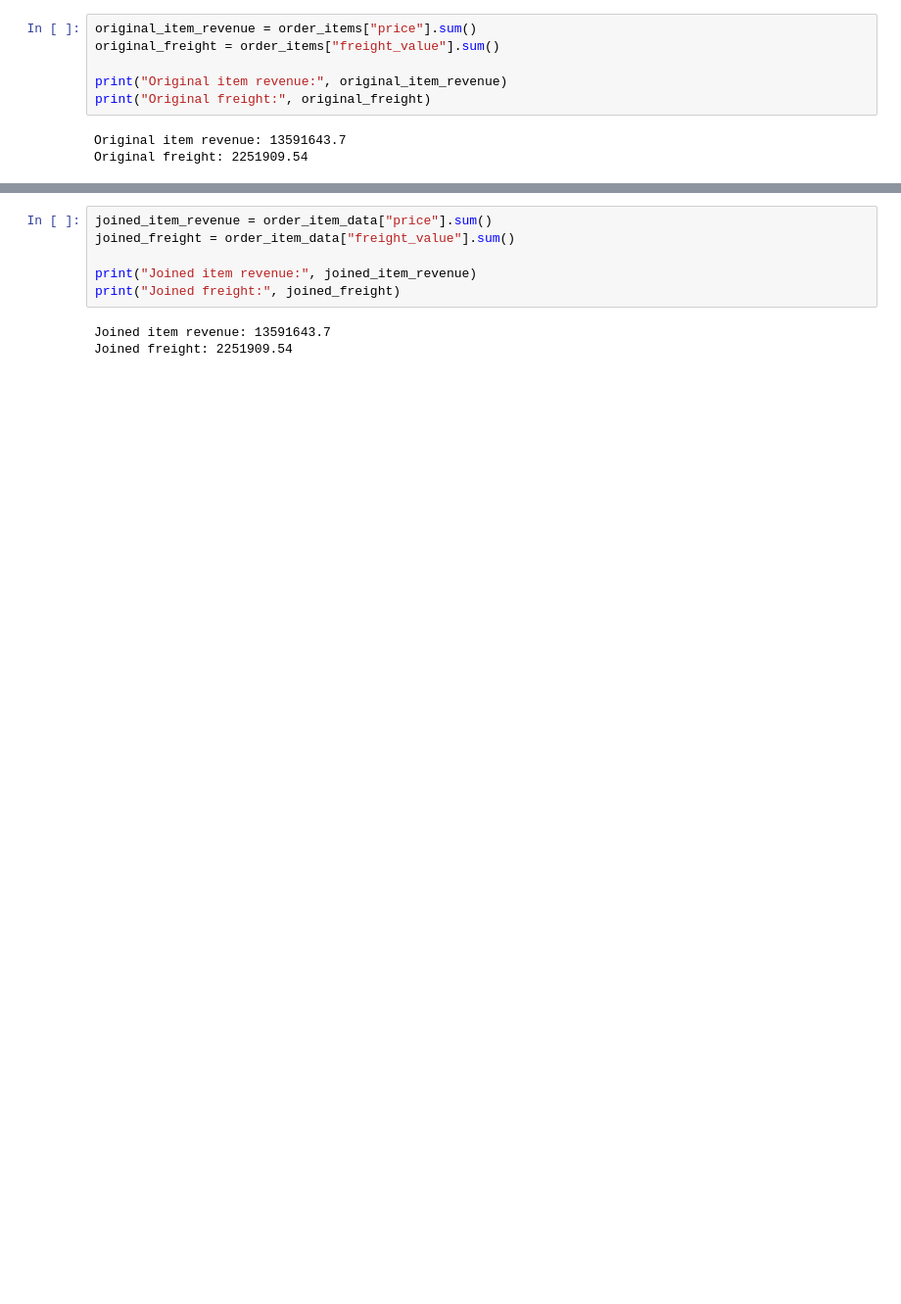
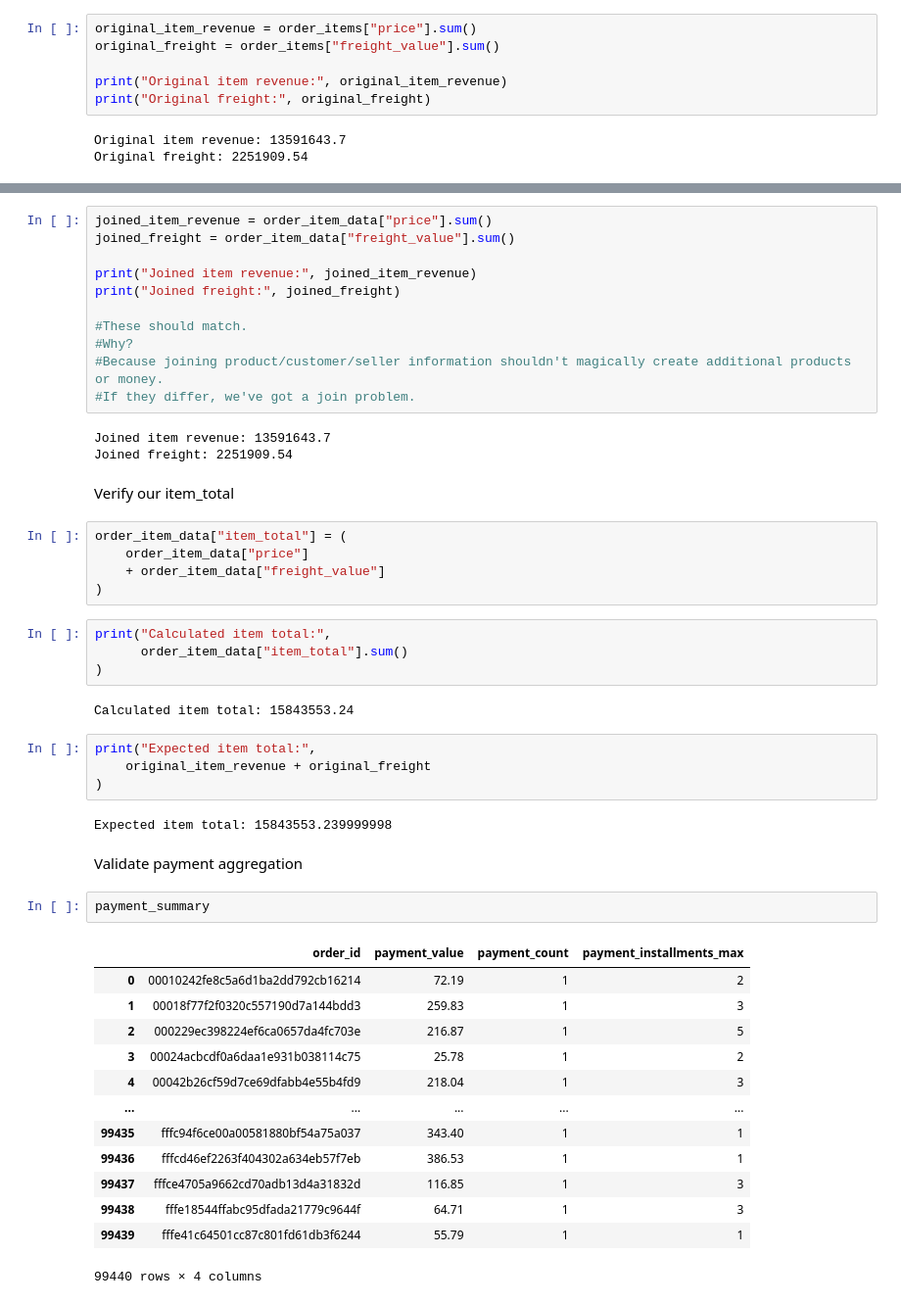
Before and after one commit to meghanabj05-hue/Repository-name-ecommerce-data-intelligence, a Jupyter notebook: notebooks/03_business_data_model.ipynb, the cells around one changed output, grey strips where cells are left out. Shown at 98% size. Cells and saved outputs as stored; diff of their text form; blank space fills up the shorter version.

```diff
--- a/notebooks/03_business_data_model.ipynb
+++ b/notebooks/03_business_data_model.ipynb
@@ -600,6 +604,48 @@ joined_freight = order_item_data["freight_value"].sum()
 
 print("Joined item revenue:", joined_item_revenue)
 print("Joined freight:", joined_freight)
+
+#These should match.
+#Why?
+#Because joining product/customer/seller information shouldn't magically create additional products or money.
+#If they differ, we've got a join problem.
 # %% [output]
 Joined item revenue: 13591643.7
 Joined freight: 2251909.54
+# %% [markdown]
+Verify our item_total
+# %%
+order_item_data["item_total"] = (
+    order_item_data["price"]
+    + order_item_data["freight_value"]
+)
+# %%
+print("Calculated item total:",
+      order_item_data["item_total"].sum()
+)
+# %% [output]
+Calculated item total: 15843553.24
+# %%
+print("Expected item total:",
+    original_item_revenue + original_freight
+)
+# %% [output]
+Expected item total: 15843553.239999998
+# %% [markdown]
+Validate payment aggregation
+# %%
+payment_summary
+# %% [output]
+|  | order_id | payment_value | payment_count | payment_installments_max |
+| 0 | 00010242fe8c5a6d1ba2dd792cb16214 | 72.19 | 1 | 2 |
+| 1 | 00018f77f2f0320c557190d7a144bdd3 | 259.83 | 1 | 3 |
+| 2 | 000229ec398224ef6ca0657da4fc703e | 216.87 | 1 | 5 |
+| 3 | 00024acbcdf0a6daa1e931b038114c75 | 25.78 | 1 | 2 |
+| 4 | 00042b26cf59d7ce69dfabb4e55b4fd9 | 218.04 | 1 | 3 |
+| ... | ... | ... | ... | ... |
+| 99435 | fffc94f6ce00a00581880bf54a75a037 | 343.40 | 1 | 1 |
+| 99436 | fffcd46ef2263f404302a634eb57f7eb | 386.53 | 1 | 1 |
+| 99437 | fffce4705a9662cd70adb13d4a31832d | 116.85 | 1 | 3 |
+| 99438 | fffe18544ffabc95dfada21779c9644f | 64.71 | 1 | 3 |
+| 99439 | fffe41c64501cc87c801fd61db3f6244 | 55.79 | 1 | 1 |
+99440 rows × 4 columns
```
Also changed, not shown: parts of 19 cells of this notebook.
